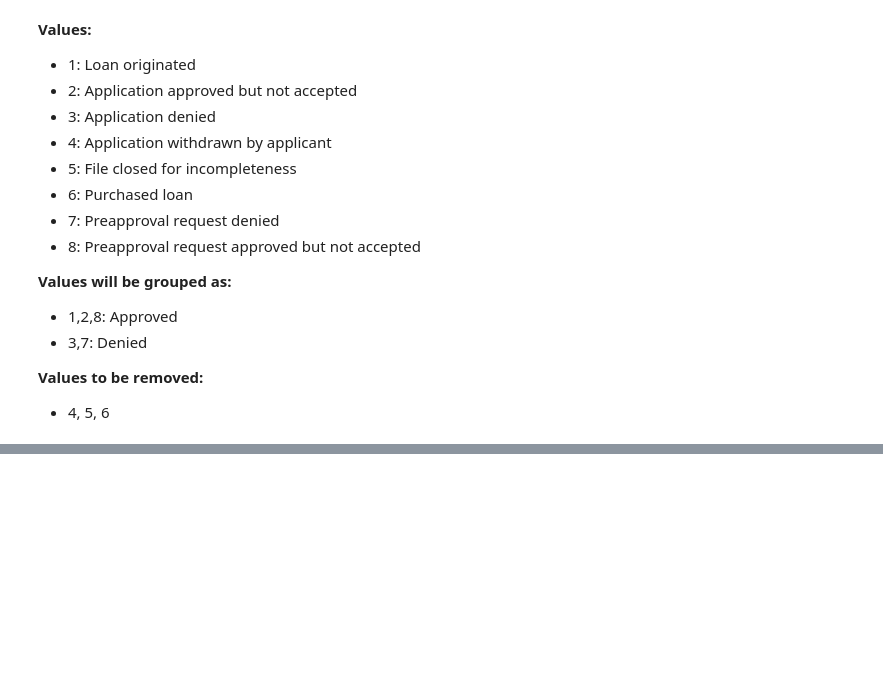
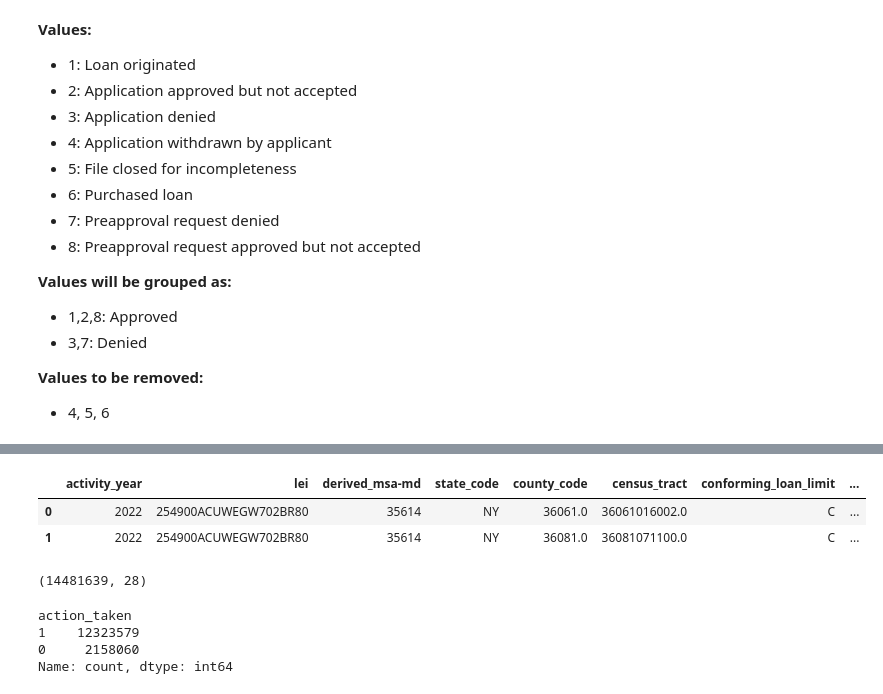
Before and after one commit to wilsonkchung/ffiec-hmda-mortgage-approval-predictor-ml-model, a Jupyter notebook: Step 1/data_preparation.ipynb, the cells around one changed output, grey strips where cells are left out. Saved outputs shown, nothing was run; the diff lists cells and outputs as text; code cells hidden in the pictures; blank space fills up the shorter version.

```diff
--- a/Step 1/data_preparation.ipynb
+++ b/Step 1/data_preparation.ipynb
@@ -138,0 +135,6 @@ Rows removed: 11,234,333
+# %%
+df.head(2)
+# %% [output]
+|  | activity_year | lei | derived_msa-md | state_code | county_code | census_tract | conforming_loan_limit | ... |
+| 0 | 2022 | 254900ACUWEGW702BR80 | 35614 | NY | 36061.0 | 36061016002.0 | C | ... |
+| 1 | 2022 | 254900ACUWEGW702BR80 | 35614 | NY | 36081.0 | 36081071100.0 | C | ... |
@@ -138,0 +150,4 @@ Rows removed: 11,234,333
+# %%
+df.shape
+# %% [output]
+(14481639, 28)
@@ -139,2 +158,9 @@ Rows removed: 11,234,333
+# %%
+df['action_taken'].value_counts()
+# %% [output]
+action_taken
+1    12323579
+0     2158060
+Name: count, dtype: int64
 # %%
 df.to_csv('../Step 2/df_trimmed.csv', index=False)
```
Also changed, not shown: parts of 17 cells of this notebook.
